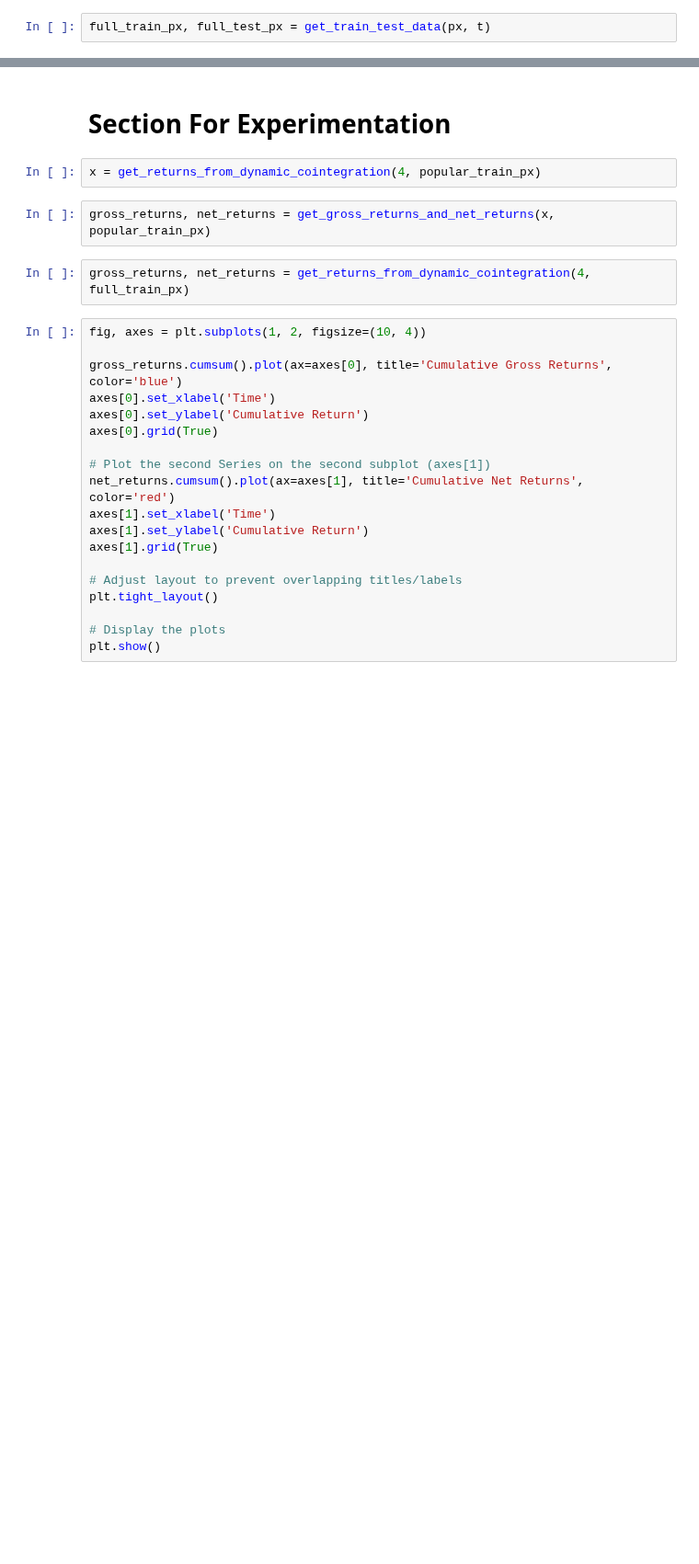
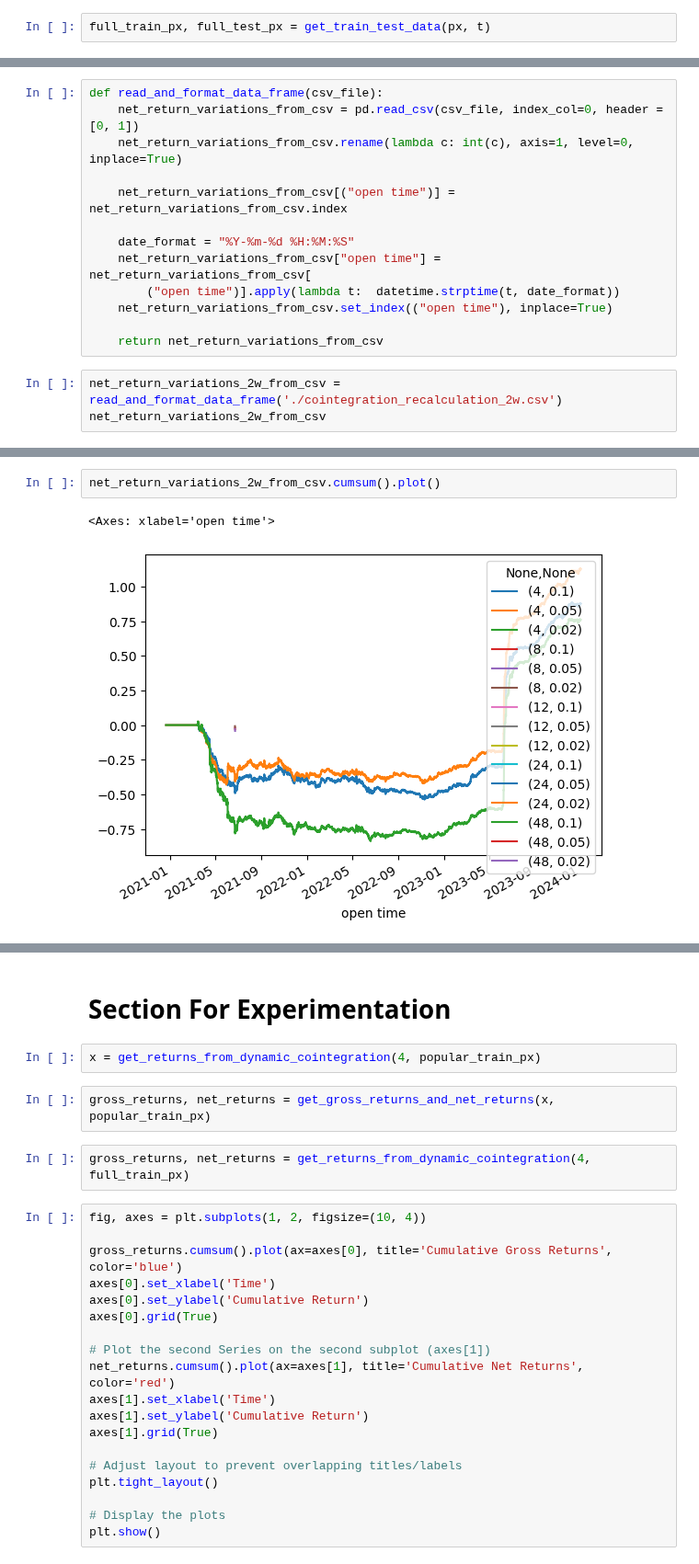
Before and after one commit to wbchristerson/crypto-strategies, a Jupyter notebook: statistical_arbitrage_cointegration.ipynb, the cells around one changed output, grey strips where cells are left out. Shown at 92% size. Drawn from its saved outputs; the diff is of its cells as text; blank space fills up the shorter version.

Commit message:
run cointegration strategy recalculating hedge ratio every 2 weeks, 4 weeks, 6 weeks

```diff
--- a/statistical_arbitrage_cointegration.ipynb
+++ b/statistical_arbitrage_cointegration.ipynb
@@ -405,0 +375,16 @@ net_return_variations_4w_from_csv
+# %%
+def read_and_format_data_frame(csv_file):
+    net_return_variations_from_csv = pd.read_csv(csv_file, index_col=0, header = [0, 1])
+    net_return_variations_from_csv.rename(lambda c: int(c), axis=1, level=0, inplace=True)
+
+    net_return_variations_from_csv[("open time")] = net_return_variations_from_csv.index
+
+    date_format = "%Y-%m-%d %H:%M:%S"
+    net_return_variations_from_csv["open time"] = net_return_variations_from_csv[
+        ("open time")].apply(lambda t:  datetime.strptime(t, date_format))
+    net_return_variations_from_csv.set_index(("open time"), inplace=True)
+
+    return net_return_variations_from_csv
+# %%
+net_return_variations_2w_from_csv = read_and_format_data_frame('./cointegration_recalculation_2w.csv')
+net_return_variations_2w_from_csv
@@ -405,0 +487,5 @@ net_return_variations_4w_from_csv
+# %%
+net_return_variations_2w_from_csv.cumsum().plot()
+# %% [output]
+<Axes: xlabel='open time'>
+[figure, added]
```
Also changed, not shown: parts of 16 cells of this notebook, 2 other files.
